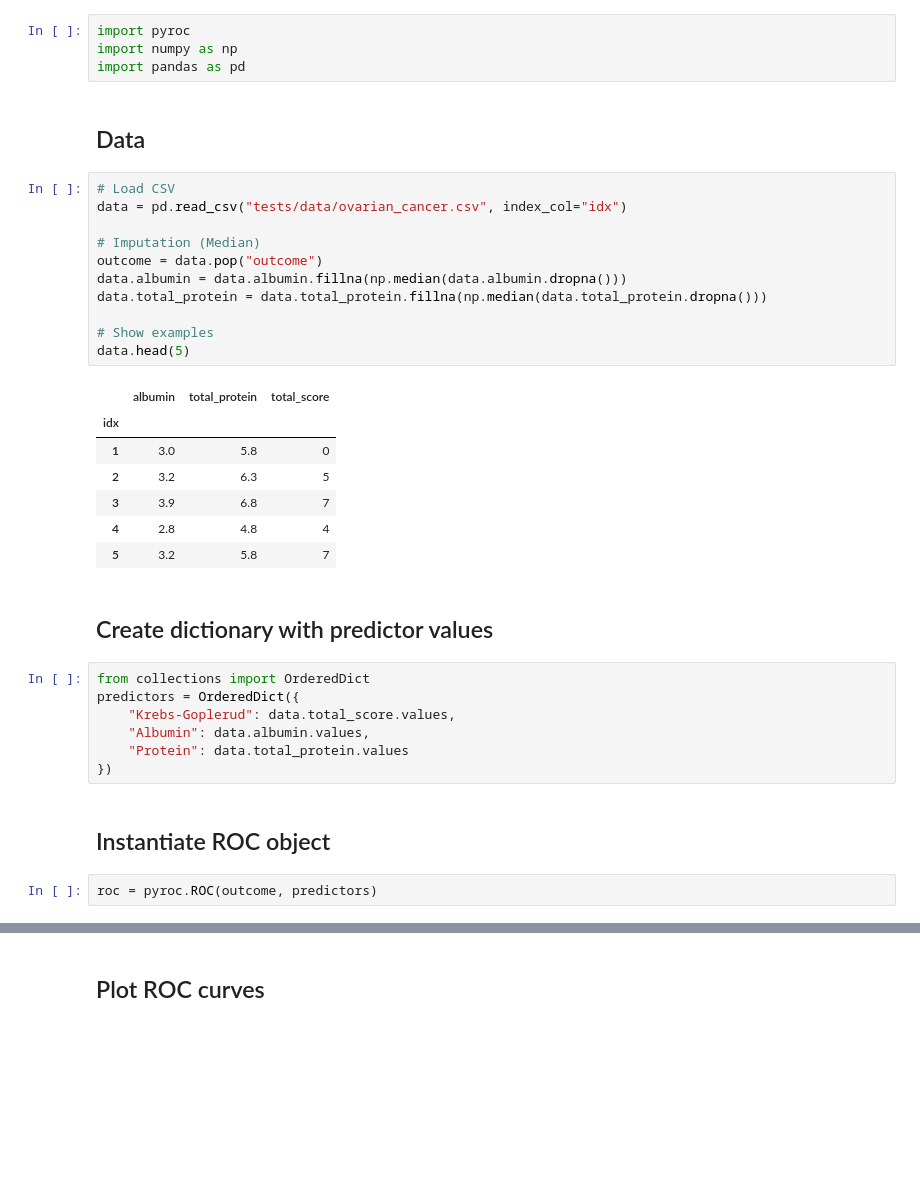
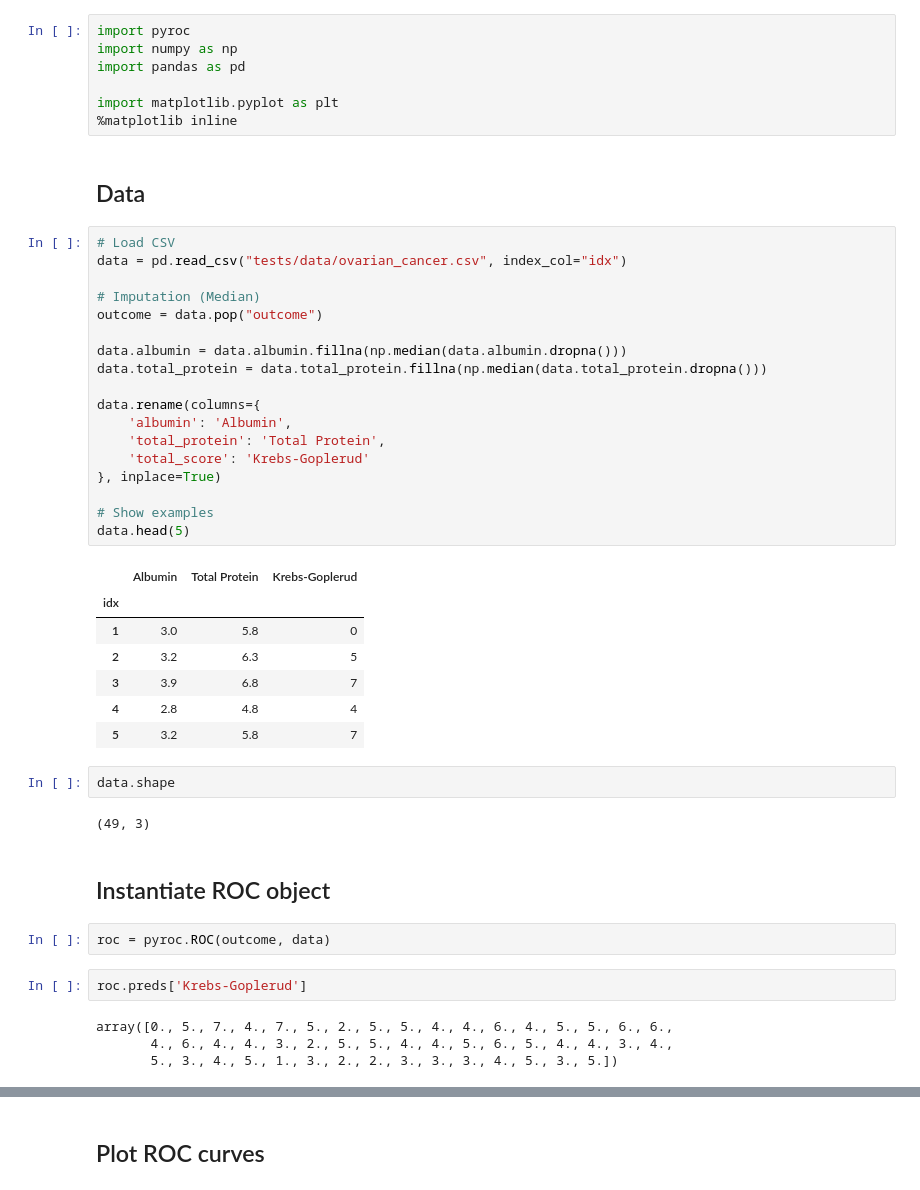
Before and after one commit to alistairewj/pyroc, a Jupyter notebook: usage.ipynb, the cells around one changed output, grey strips where cells are left out. Cells and saved outputs as stored; diff of their text form; blank space fills up the shorter version.

Commit message:
rename columns and call plt.show()

```diff
--- a/usage.ipynb
+++ b/usage.ipynb
@@ -2,37 +2,48 @@
 import pyroc
 import numpy as np
 import pandas as pd
+
+import matplotlib.pyplot as plt
+%matplotlib inline
 # %% [markdown]
 ## Data
 # %%
 # Load CSV
 data = pd.read_csv("tests/data/ovarian_cancer.csv", index_col="idx")
 
 # Imputation (Median)
 outcome = data.pop("outcome")
+
 data.albumin = data.albumin.fillna(np.median(data.albumin.dropna()))
 data.total_protein = data.total_protein.fillna(np.median(data.total_protein.dropna()))
 
+data.rename(columns={
+    'albumin': 'Albumin',
+    'total_protein': 'Total Protein',
+    'total_score': 'Krebs-Goplerud'
+}, inplace=True)
+
 # Show examples
 data.head(5)
 # %% [output]
-|  | albumin | total_protein | total_score |
+|  | Albumin | Total Protein | Krebs-Goplerud |
 | idx |  |  |  |
 | 1 | 3.0 | 5.8 | 0 |
 | 2 | 3.2 | 6.3 | 5 |
 | 3 | 3.9 | 6.8 | 7 |
 | 4 | 2.8 | 4.8 | 4 |
 | 5 | 3.2 | 5.8 | 7 |
-# %% [markdown]
-## Create dictionary with predictor values
-# %%
-from collections import OrderedDict
-predictors = OrderedDict({
-    "Krebs-Goplerud": data.total_score.values,
-    "Albumin": data.albumin.values,
-    "Protein": data.total_protein.values
-})
+# %%
+data.shape
+# %% [output]
+(49, 3)
 # %% [markdown]
 ## Instantiate ROC object
 # %%
-roc = pyroc.ROC(outcome, predictors)
+roc = pyroc.ROC(outcome, data)
+# %%
+roc.preds['Krebs-Goplerud']
+# %% [output]
+array([0., 5., 7., 4., 7., 5., 2., 5., 5., 4., 4., 6., 4., 5., 5., 6., 6.,
+       4., 6., 4., 4., 3., 2., 5., 5., 4., 4., 5., 6., 5., 4., 4., 3., 4.,
+       5., 3., 4., 5., 1., 3., 2., 2., 3., 3., 3., 4., 5., 3., 5.])
```
Also changed, not shown: parts of 6 cells of this notebook.
